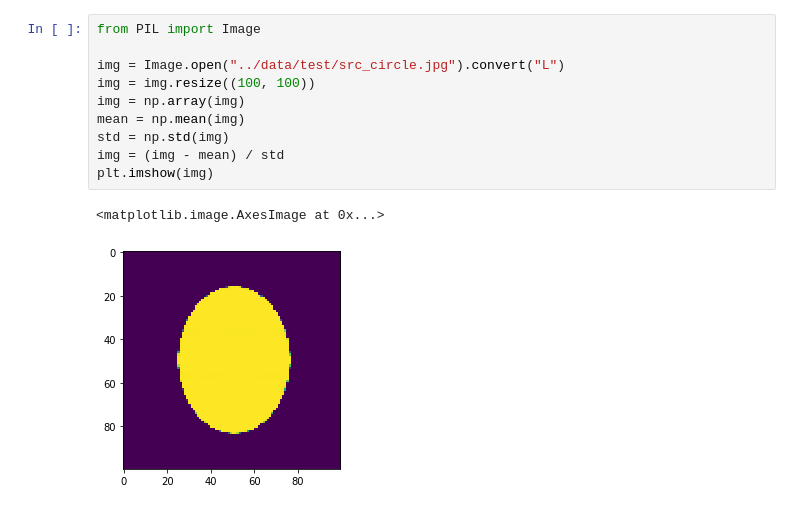
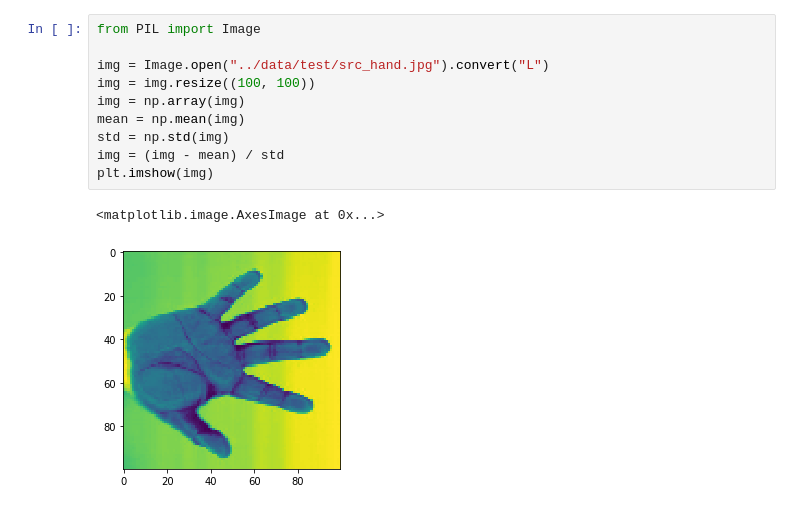
Before and after one commit to MehdiZouitine/Segmentation_Mumford_Shah, a Jupyter notebook: src/projet.ipynb, the cells around one changed output. Drawn from its saved outputs; the diff is of its cells as text.

```diff
--- a/src/projet.ipynb
+++ b/src/projet.ipynb
@@ -26,13 +22,13 @@ from segmenter import Segmenter
 # %%
 from PIL import Image
 
-img = Image.open("../data/test/src_circle.jpg").convert("L")
+img = Image.open("../data/test/src_hand.jpg").convert("L")
 img = img.resize((100, 100))
 img = np.array(img)
 mean = np.mean(img)
 std = np.std(img)
 img = (img - mean) / std
 plt.imshow(img)
 # %% [output]
 <matplotlib.image.AxesImage at 0x...>
-[figure, old version]
+[figure, new version]
```
Also changed, not shown: parts of 8 cells of this notebook, 1 other file.
